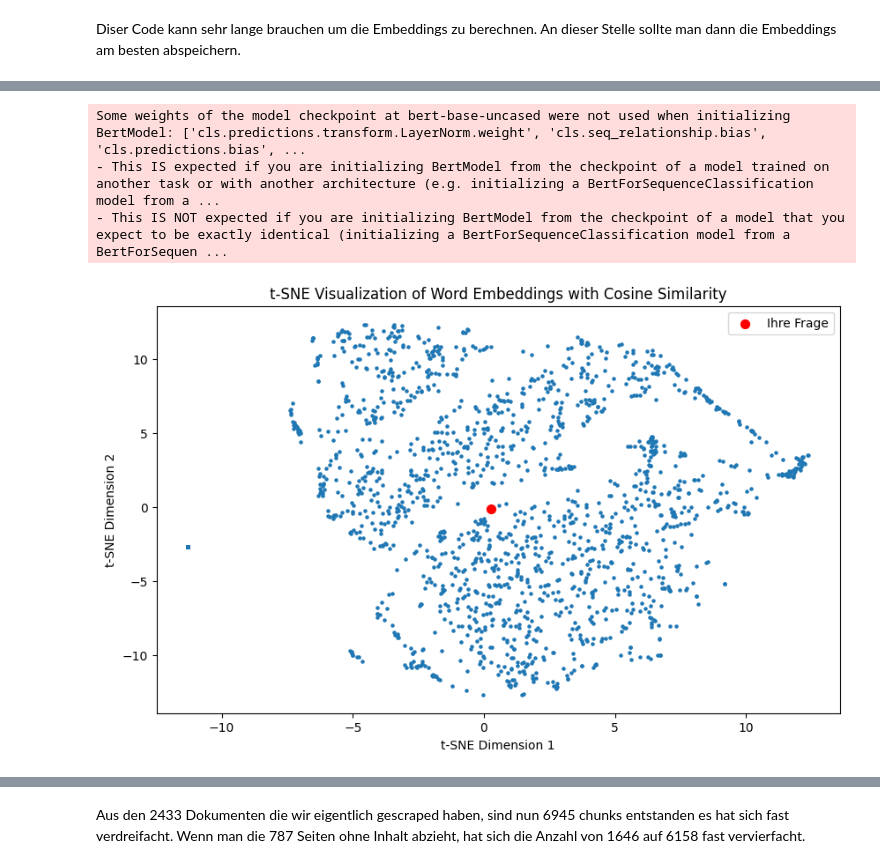
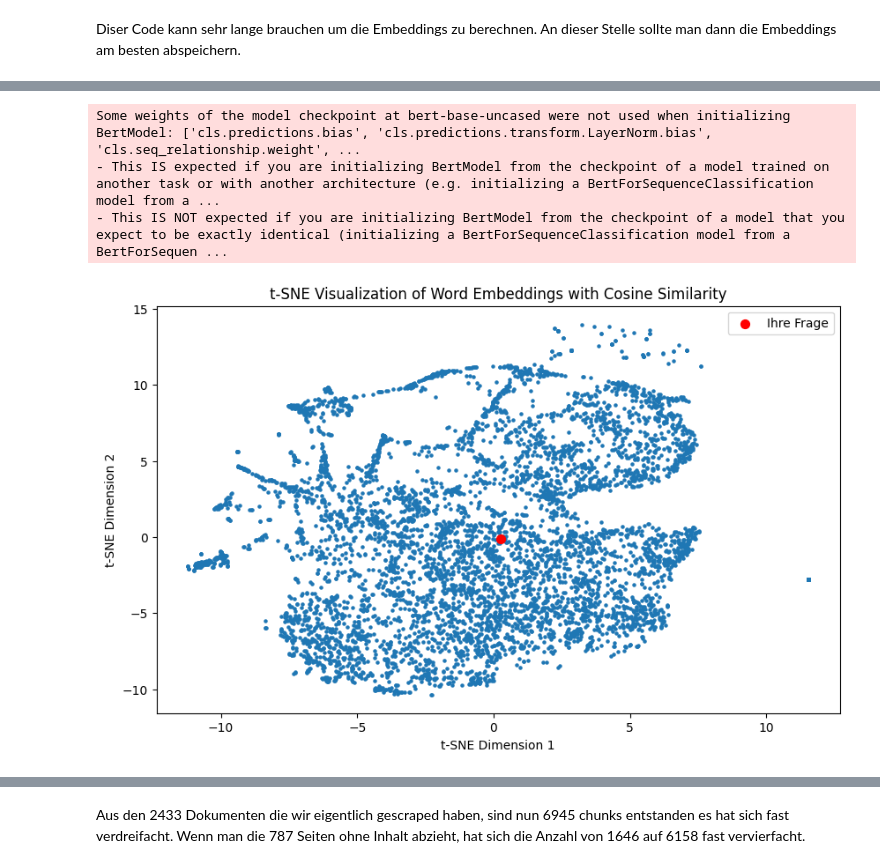
Before and after one commit to davidg-h/Daibl, a Jupyter notebook: discord_bot/scrap/data_processing.ipynb, the cells around one changed output, grey strips where cells are left out. Saved outputs shown, nothing was run; the diff lists cells and outputs as text; code cells hidden in the pictures.

Commit message:
embedding undouble ids

```diff
--- a/discord_bot/scrap/data_processing.ipynb
+++ b/discord_bot/scrap/data_processing.ipynb
@@ -251,12 +250,5 @@ Error:
 # %%
-import ast
-import matplotlib.pyplot as plt
-from sklearn.manifold import TSNE
-import numpy as np
-import json
-from transformers import BertTokenizer, BertModel
-import torch
-from sklearn.metrics.pairwise import cosine_similarity
+
 
 # Funktion zur Extraktion von Word Embeddings für die Frage
 def get_word_embedding(question, model_name='bert-base-uncased'):
@@ -268,36 +260,36 @@ def get_word_embedding(question, model_name='bert-base-uncased'):
         outputs = model(**tokens)
         question_embedding = outputs.last_hidden_state.mean(dim=1).squeeze().numpy()
     return question_embedding
 
 # Laden der Word Embeddings
-word_embeddings_copy = db_get_df("word_embeddings", ["word_embeddings"])
-word_embeddings_copy = [json.loads(embedding) for embedding in tqdm(word_embeddings_copy["word_embeddings"])]
-word_embeddings = np.array(word_embeddings_copy)
+df = db_get_df("chunk_embeddings", ["chunk_embeddings_2"])
+df = [json.loads(embedding) for embedding in tqdm(df["chunk_embeddings_2"])]
+word_embeddings = np.array(df)
 
 # Extrahieren der Embeddings für die Frage
 question_text = "88?"
 question_embedding = get_word_embedding(question_text)
 
 # Berechnen der Kosinus-Ähnlichkeit zwischen der Frage und den anderen Word Embeddings
 similarities = cosine_similarity(word_embeddings, [question_embedding])
 
 # 'similarities' ist jetzt ein Array mit den Kosinus-Ähnlichkeiten zwischen der Frage und den anderen Word Embeddings.
 
 # Kombinieren Sie die t-SNE-Komponenten mit den Kosinus-Ähnlichkeiten
 combined_features = np.column_stack((X_embedded, similarities))
 
 # Visualisierung
 plt.figure(figsize=(10, 6))
 plt.scatter(combined_features[:, 0], combined_features[:, 1], s=5)
 plt.scatter(question_embedding[0], question_embedding[1], color='red', s=50, label='Ihre Frage')
 plt.title("t-SNE Visualization of Word Embeddings with Cosine Similarity")
 plt.xlabel("t-SNE Dimension 1")
 plt.ylabel("t-SNE Dimension 2")
 plt.legend()
 plt.show()
 # %% [output]
-Some weights of the model checkpoint at bert-base-uncased were not used when initializing BertModel: ['cls.predictions.transform.LayerNorm.weight', 'cls.seq_relationship.bias', 'cls.predictions.bias', ...
+Some weights of the model checkpoint at bert-base-uncased were not used when initializing BertModel: ['cls.predictions.bias', 'cls.predictions.transform.LayerNorm.bias', 'cls.seq_relationship.weight', ...
 - This IS expected if you are initializing BertModel from the checkpoint of a model trained on another task or with another architecture (e.g. initializing a BertForSequenceClassification model from a ...
 - This IS NOT expected if you are initializing BertModel from the checkpoint of a model that you expect to be exactly identical (initializing a BertForSequenceClassification model from a BertForSequen ...
-[figure, old version]
+[figure, new version]
 # %%
```
Also changed, not shown: parts of 30 cells of this notebook, 1 other file.
